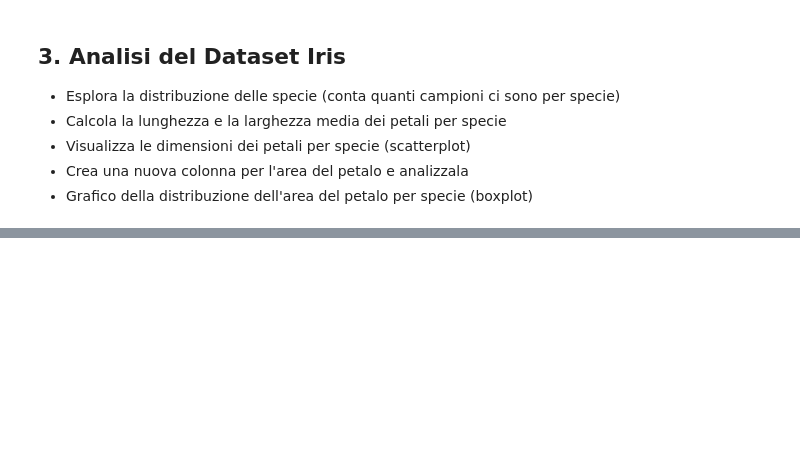
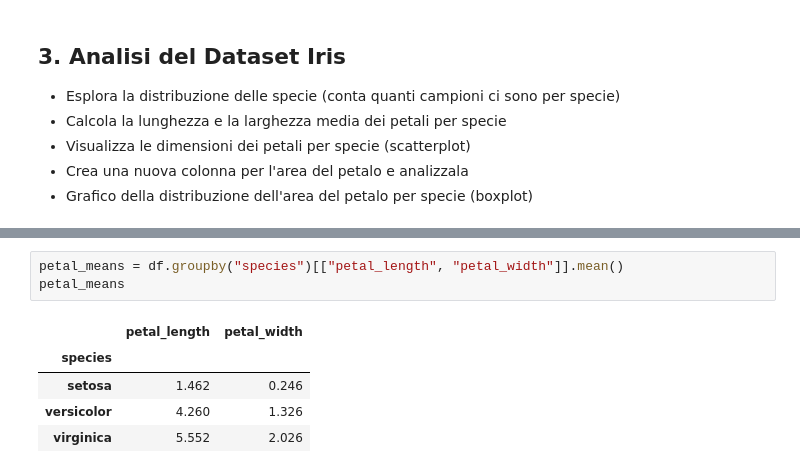
Before and after one commit to margheritaagiordani/ProgrammingLab, a Jupyter notebook: materiale_lezioni/Lezione5/5.4_Esercizi_lez_5.ipynb, the cells around one changed output, grey strips where cells are left out. Cells and saved outputs as stored; diff of their text form; blank space fills up the shorter version.

```diff
--- a/materiale_lezioni/Lezione5/5.4_Esercizi_lez_5.ipynb
+++ b/materiale_lezioni/Lezione5/5.4_Esercizi_lez_5.ipynb
@@ -158,0 +175,9 @@ df.head()
+# %%
+petal_means = df.groupby("species")[["petal_length", "petal_width"]].mean()
+petal_means
+# %% [output]
+|  | petal_length | petal_width |
+| species |  |  |
+| setosa | 1.462 | 0.246 |
+| versicolor | 4.260 | 1.326 |
+| virginica | 5.552 | 2.026 |
```
Also changed, not shown: parts of 6 cells of this notebook, 5 other files.
